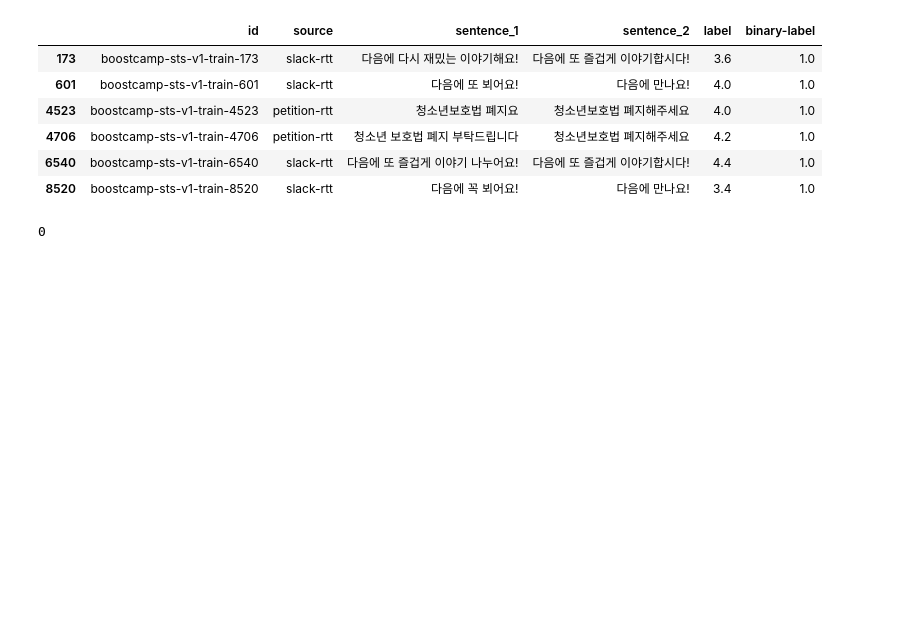
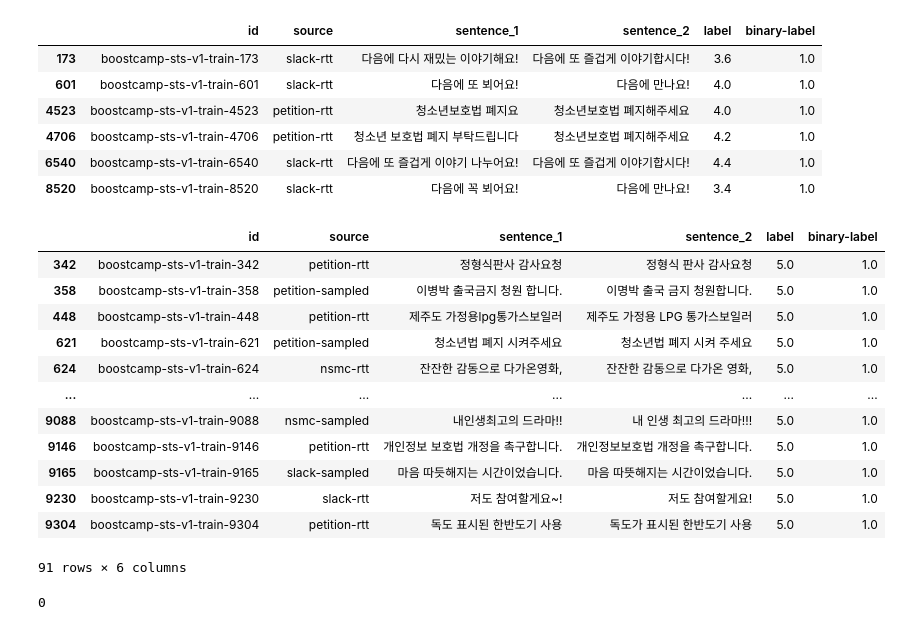
Before and after one commit to i-mprovising/level1_semantictextsimilarity-nlp-06, a Jupyter notebook: data_viz/beom_EDA.ipynb, the cells around one changed output. Cells and saved outputs as stored; diff of their text form; code cells hidden in the pictures; blank space fills up the shorter version.

```diff
--- a/data_viz/beom_EDA.ipynb
+++ b/data_viz/beom_EDA.ipynb
@@ -32,8 +32,8 @@ mpl.style.use('seaborn-whitegrid')
 - train datasms 9324개 있으며, 6개의 컬럼을 가짐
 - label을 예측하는 문제
 # %%
-train_df = pd.read_csv('data/train.csv')
-val_df = pd.read_csv('data/dev.csv')
+train_df = pd.read_csv('../data/train.csv')
+val_df = pd.read_csv('../data/dev.csv')
 
 print('train shape')
 print(train_df.shape)
@@ -106,6 +116,22 @@ train_df[train_df.duplicated('sentence_2',keep=False)]
 | 4706 | boostcamp-sts-v1-train-4706 | petition-rtt | 청소년 보호법 폐지 부탁드립니다 | 청소년보호법 폐지해주세요 | 4.2 | 1.0 |
 | 6540 | boostcamp-sts-v1-train-6540 | slack-rtt | 다음에 또 즐겁게 이야기 나누어요! | 다음에 또 즐겁게 이야기합시다! | 4.4 | 1.0 |
 | 8520 | boostcamp-sts-v1-train-8520 | slack-rtt | 다음에 꼭 뵈어요! | 다음에 만나요! | 3.4 | 1.0 |
+# %%
+train_df[train_df['label'] == 5.0]
+# %% [output]
+|  | id | source | sentence_1 | sentence_2 | label | binary-label |
+| 342 | boostcamp-sts-v1-train-342 | petition-rtt | 정형식판사 감사요청 | 정형식 판사 감사요청 | 5.0 | 1.0 |
+| 358 | boostcamp-sts-v1-train-358 | petition-sampled | 이병박 출국금지 청원 합니다. | 이명박 출국 금지 청원합니다. | 5.0 | 1.0 |
+| 448 | boostcamp-sts-v1-train-448 | petition-rtt | 제주도 가정용lpg통가스보일러 | 제주도 가정용 LPG 통가스보일러 | 5.0 | 1.0 |
+| 621 | boostcamp-sts-v1-train-621 | petition-sampled | 청소년법 폐지 시켜주세요 | 청소년법 폐지 시켜 주세요 | 5.0 | 1.0 |
+| 624 | boostcamp-sts-v1-train-624 | nsmc-rtt | 잔잔한 감동으로 다가온영화, | 잔잔한 감동으로 다가온 영화, | 5.0 | 1.0 |
+| ... | ... | ... | ... | ... | ... | ... |
+| 9088 | boostcamp-sts-v1-train-9088 | nsmc-sampled | 내인생최고의 드라마!! | 내 인생 최고의 드라마!!! | 5.0 | 1.0 |
+| 9146 | boostcamp-sts-v1-train-9146 | petition-rtt | 개인정보 보호법 개정을 촉구합니다. | 개인정보보호법 개정을 촉구합니다. | 5.0 | 1.0 |
+| 9165 | boostcamp-sts-v1-train-9165 | slack-sampled | 마음 따듯해지는 시간이었습니다. | 마음 따뜻해지는 시간이었습니다. | 5.0 | 1.0 |
+| 9230 | boostcamp-sts-v1-train-9230 | slack-rtt | 저도 참여할게요~! | 저도 참여할게요! | 5.0 | 1.0 |
+| 9304 | boostcamp-sts-v1-train-9304 | petition-rtt | 독도 표시된 한반도기 사용 | 독도가 표시된 한반도기 사용 | 5.0 | 1.0 |
+91 rows × 6 columns
 # %%
 train_df.duplicated(['sentence_1', 'sentence_2']).sum()
 # %% [output]
```
Also changed, not shown: parts of 11 cells of this notebook, 4 other files.
